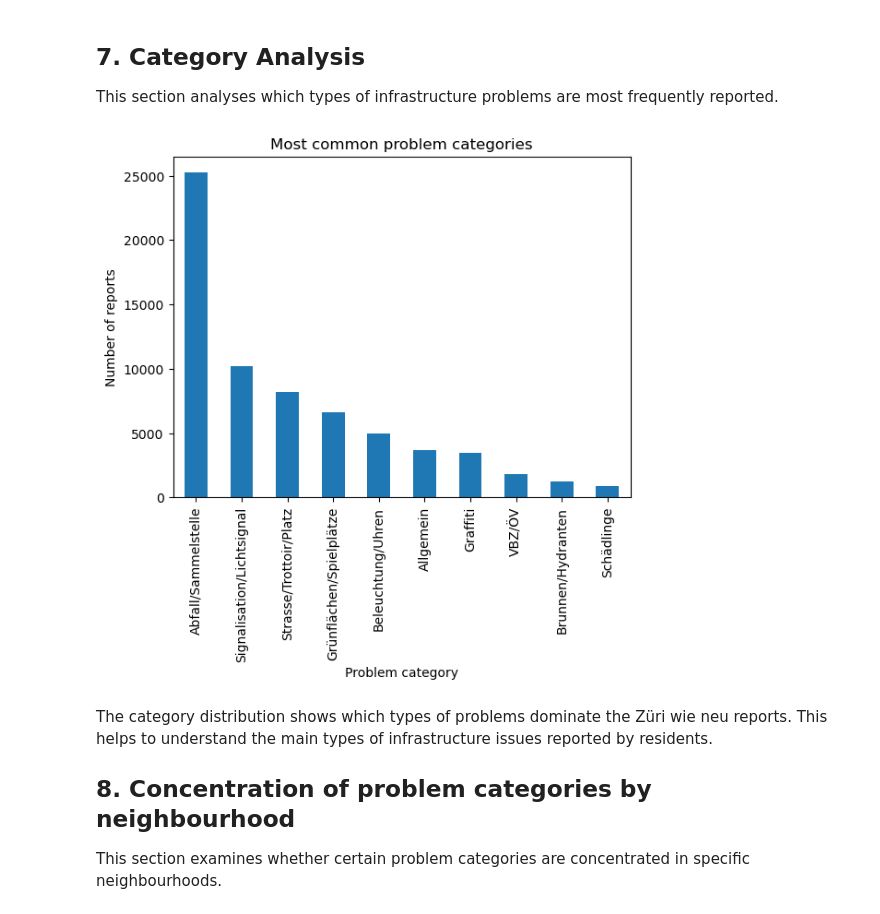
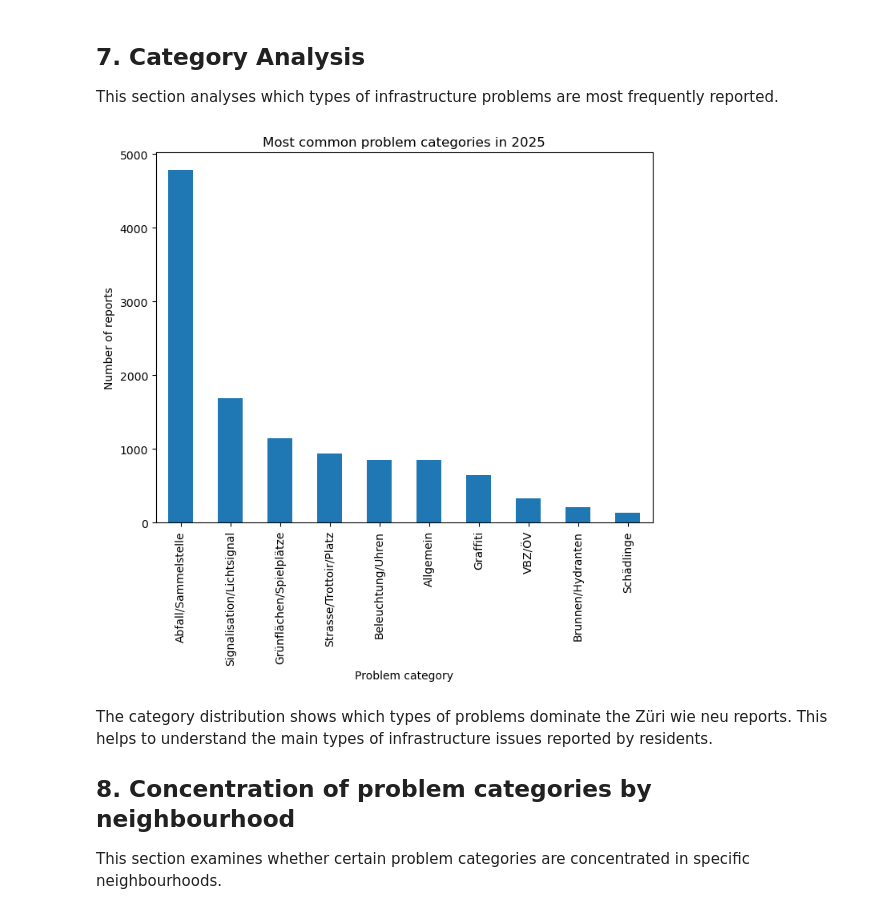
Before and after one commit to konaarnold/zueri-wie-neu-analysis, a Jupyter notebook: notebooks/zueri_wie_neu_analysis.ipynb, the cells around one changed output. Saved outputs shown, nothing was run; the diff lists cells and outputs as text; code cells hidden in the pictures.

```diff
--- a/notebooks/zueri_wie_neu_analysis.ipynb
+++ b/notebooks/zueri_wie_neu_analysis.ipynb
@@ -587,15 +618,29 @@ plt.show()
 ## 7. Category Analysis
 This section analyses which types of infrastructure problems are most frequently reported.
 # %%
-reports_clean["service_name"].value_counts().plot(kind="bar")
+fig, ax = plt.subplots(figsize=(8, 6))
 
-plt.title("Most common problem categories")
-plt.xlabel("Problem category")
-plt.ylabel("Number of reports")
+reports_2025["service_name"].value_counts().plot(
+    kind="bar",
+    ax=ax
+)
+
+ax.set_title("Most common problem categories in 2025")
+ax.set_xlabel("Problem category")
+ax.set_ylabel("Number of reports")
+
 plt.xticks(rotation=90)
+
+## save figure
+fig.savefig(
+    "../outputs/maps/most_common_problem_category_2025.png",
+    dpi=300,
+    bbox_inches="tight"
+)
+
 plt.show()
 # %% [output]
-[figure, old version]
+[figure, new version]
 # %% [markdown]
 The category distribution shows which types of problems dominate the Züri wie neu reports. This helps to understand the main types of infrastructure issues reported by residents.
 ## 8. Concentration of problem categories by neighbourhood
```
Also changed, not shown: parts of 11 cells of this notebook, 9 other files.
